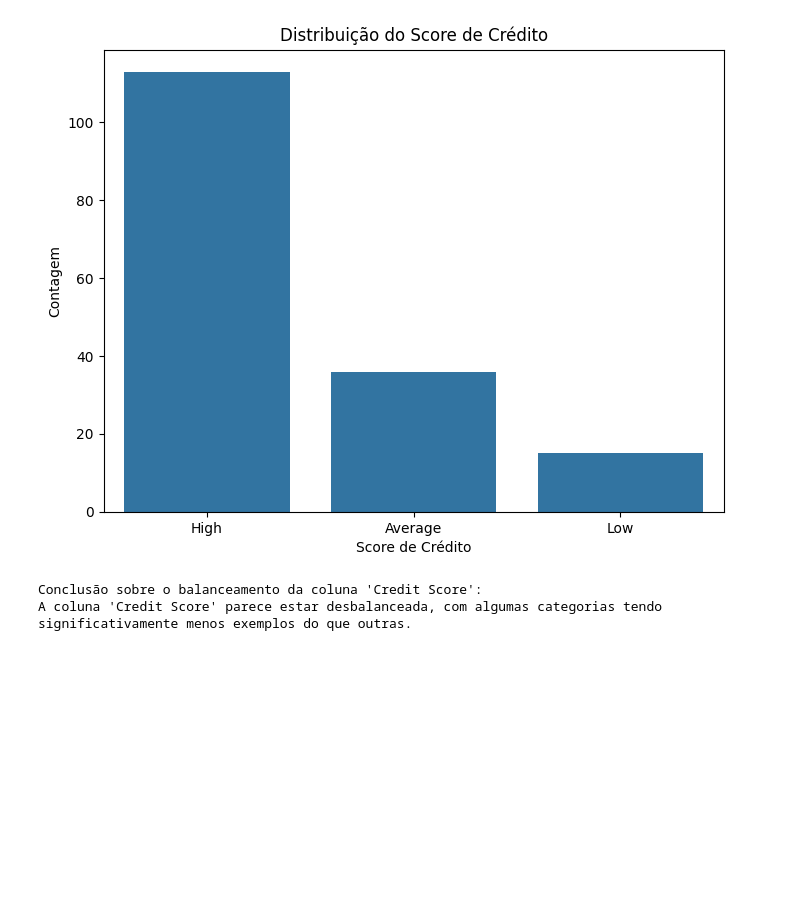
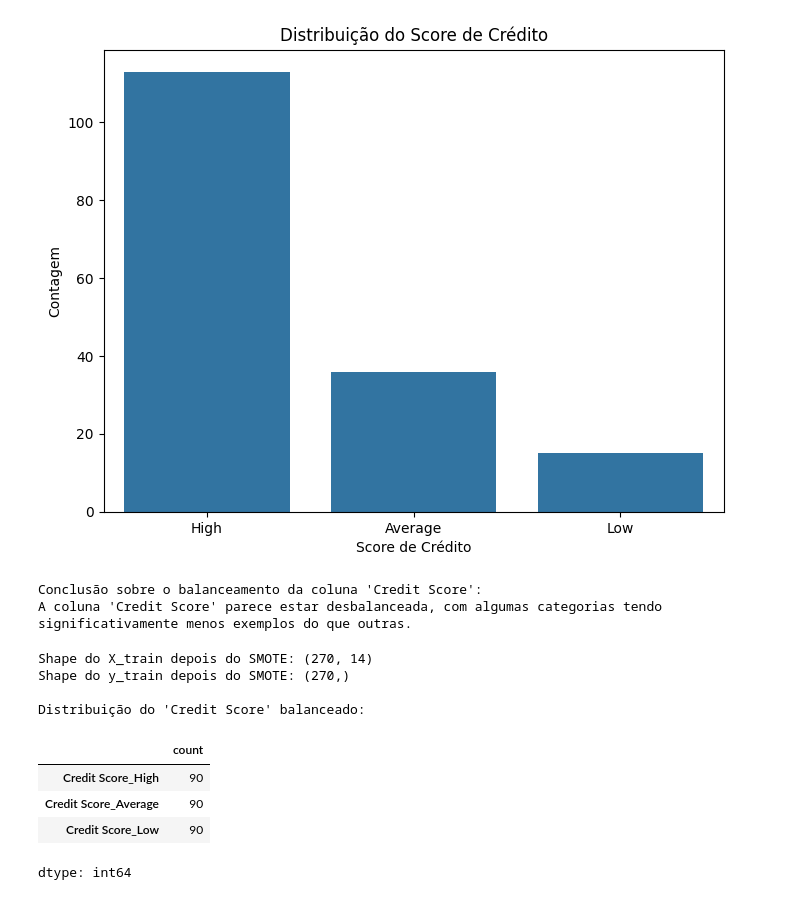
Before and after one commit to danielasberna/projetos, a Jupyter notebook: Projeto_4.ipynb, the cells around one changed output. Saved outputs shown, nothing was run; the diff lists cells and outputs as text; code cells hidden in the pictures; blank space fills up the shorter version.

```diff
--- a/Projeto_4.ipynb
+++ b/Projeto_4.ipynb
@@ -343,3 +343,27 @@ dtype: int64
 [figure]
 Conclusão sobre o balanceamento da coluna 'Credit Score':
 A coluna 'Credit Score' parece estar desbalanceada, com algumas categorias tendo significativamente menos exemplos do que outras.
+# %%
+from imblearn.over_sampling import SMOTE
+import numpy as np
+
+smote = SMOTE(random_state=42)
+y_train_labels = y_train.apply(lambda x: x.idxmax(), axis=1)
+
+X_train_balanced, y_train_balanced = smote.fit_resample(X_train, y_train_labels)
+
+print("Shape do X_train depois do SMOTE:", X_train_balanced.shape)
+print("Shape do y_train depois do SMOTE:", y_train_balanced.shape)
+
+print("\nDistribuição do 'Credit Score' balanceado:")
+display(y_train_balanced.value_counts())
+# %% [output]
+Shape do X_train depois do SMOTE: (270, 14)
+Shape do y_train depois do SMOTE: (270,)
+
+Distribuição do 'Credit Score' balanceado:
+|  | count |
+| Credit Score_High | 90 |
+| Credit Score_Average | 90 |
+| Credit Score_Low | 90 |
+dtype: int64
```
